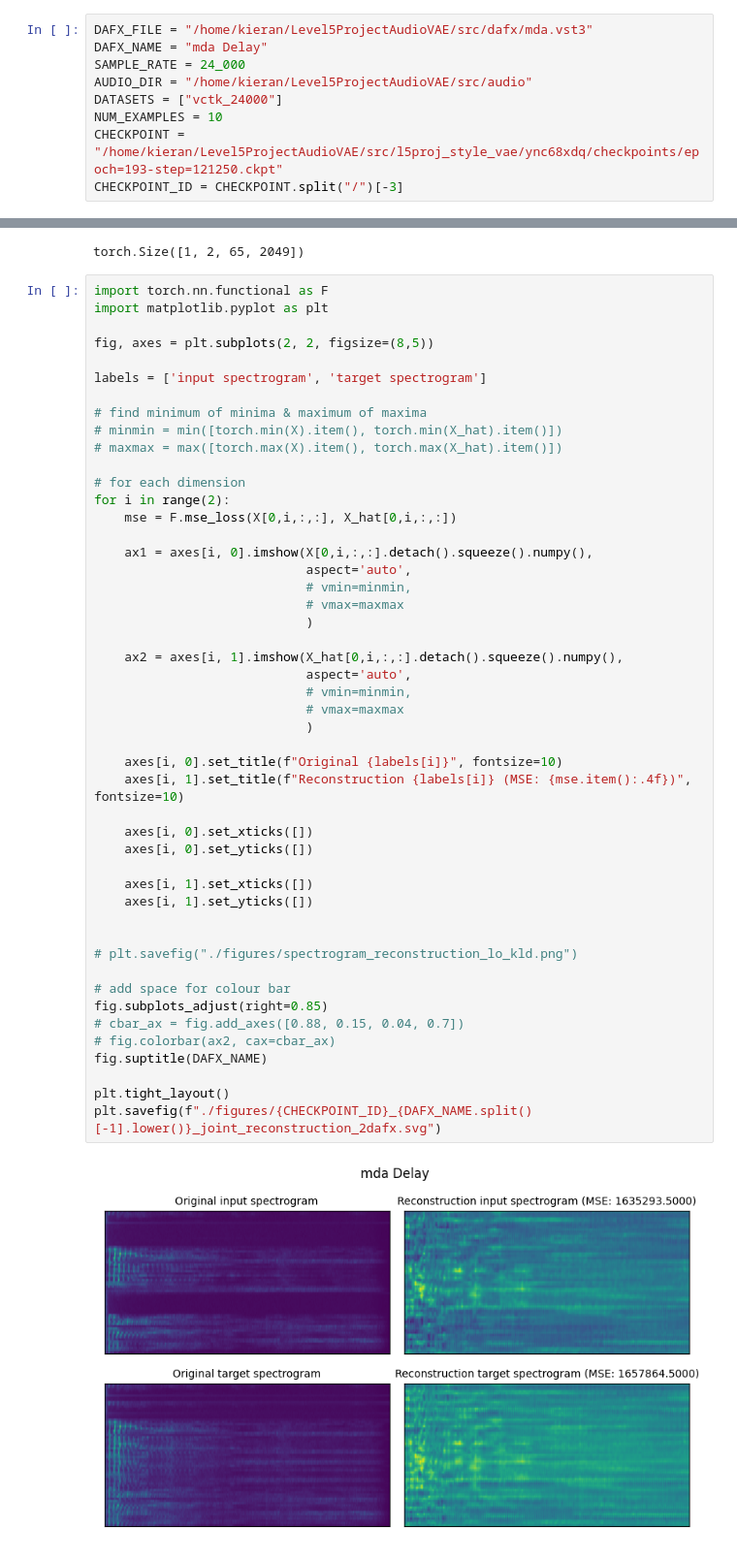
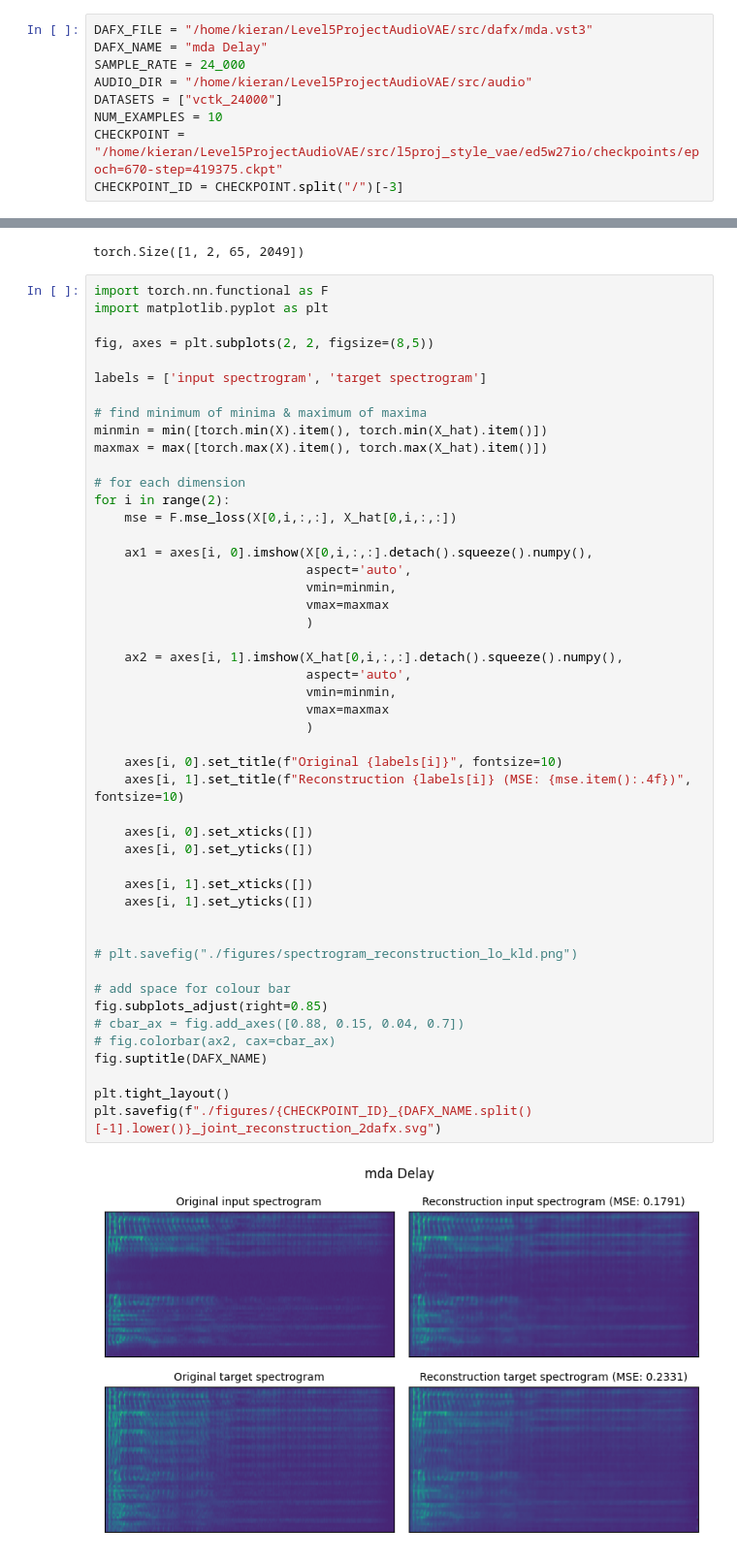
Before and after one commit to kieran-grant/Level5ProjectAudioVAE, a Jupyter notebook: src/notebooks/reconstructions.ipynb, the cells around one changed output, grey strips where cells are left out. Shown at 97% size. Cells and saved outputs as stored; diff of their text form.

Commit message:
Add some addition images

```diff
--- a/src/notebooks/reconstructions.ipynb
+++ b/src/notebooks/reconstructions.ipynb
@@ -16,7 +16,7 @@ SAMPLE_RATE = 24_000
 AUDIO_DIR = "/home/kieran/Level5ProjectAudioVAE/src/audio"
 DATASETS = ["vctk_24000"]
 NUM_EXAMPLES = 10
-CHECKPOINT = "/home/kieran/Level5ProjectAudioVAE/src/l5proj_style_vae/ync68xdq/checkpoints/epoch=193-step=121250.ckpt"
+CHECKPOINT = "/home/kieran/Level5ProjectAudioVAE/src/l5proj_style_vae/ed5w27io/checkpoints/epoch=670-step=419375.ckpt"
 CHECKPOINT_ID = CHECKPOINT.split("/")[-3]
 # %%
 def show_spectrogram(audio):
@@ -146,8 +146,8 @@ fig, axes = plt.subplots(2, 2, figsize=(8,5))
 labels = ['input spectrogram', 'target spectrogram']
 
 # find minimum of minima & maximum of maxima
-# minmin = min([torch.min(X).item(), torch.min(X_hat).item()])
-# maxmax = max([torch.max(X).item(), torch.max(X_hat).item()])
+minmin = min([torch.min(X).item(), torch.min(X_hat).item()])
+maxmax = max([torch.max(X).item(), torch.max(X_hat).item()])
 
 # for each dimension
 for i in range(2):
@@ -155,35 +155,35 @@ for i in range(2):
 
     ax1 = axes[i, 0].imshow(X[0,i,:,:].detach().squeeze().numpy(),
                             aspect='auto',
-                            # vmin=minmin,
-                            # vmax=maxmax
+                            vmin=minmin,
+                            vmax=maxmax
                             )
 
     ax2 = axes[i, 1].imshow(X_hat[0,i,:,:].detach().squeeze().numpy(),
                             aspect='auto',
-                            # vmin=minmin,
-                            # vmax=maxmax
+                            vmin=minmin,
+                            vmax=maxmax
                             )
 
     axes[i, 0].set_title(f"Original {labels[i]}", fontsize=10)
     axes[i, 1].set_title(f"Reconstruction {labels[i]} (MSE: {mse.item():.4f})", fontsize=10)
 
     axes[i, 0].set_xticks([])
     axes[i, 0].set_yticks([])
 
     axes[i, 1].set_xticks([])
     axes[i, 1].set_yticks([])
 
 
 # plt.savefig("./figures/spectrogram_reconstruction_lo_kld.png")
 
 # add space for colour bar
 fig.subplots_adjust(right=0.85)
 # cbar_ax = fig.add_axes([0.88, 0.15, 0.04, 0.7])
 # fig.colorbar(ax2, cax=cbar_ax)
 fig.suptitle(DAFX_NAME)
 
 plt.tight_layout()
 plt.savefig(f"./figures/{CHECKPOINT_ID}_{DAFX_NAME.split()[-1].lower()}_joint_reconstruction_2dafx.svg")
 # %% [output]
-[figure, old version]
+[figure, new version]
```
Also changed, not shown: parts of 2 cells of this notebook, 19 other files.
